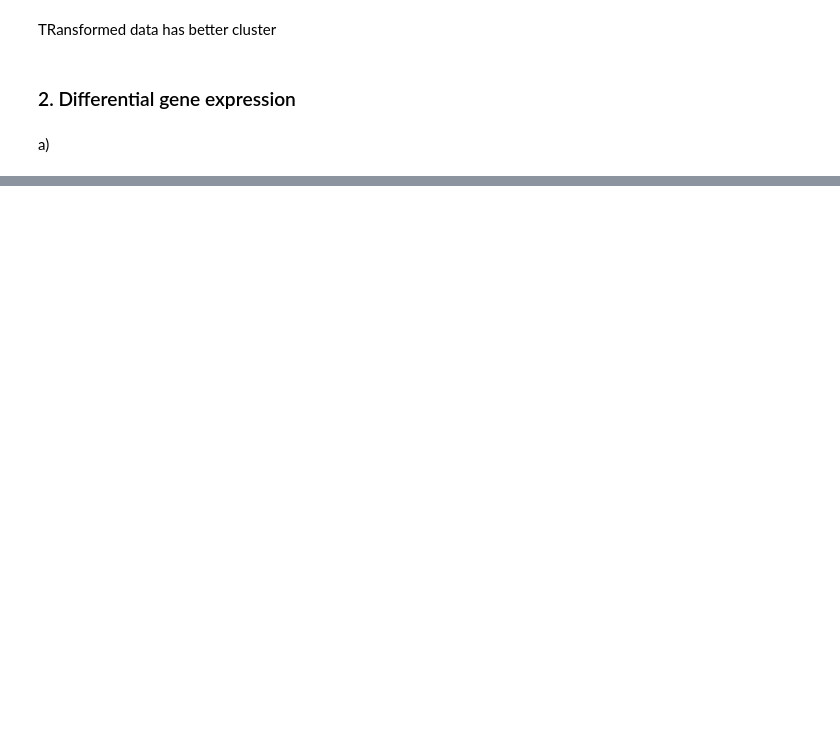
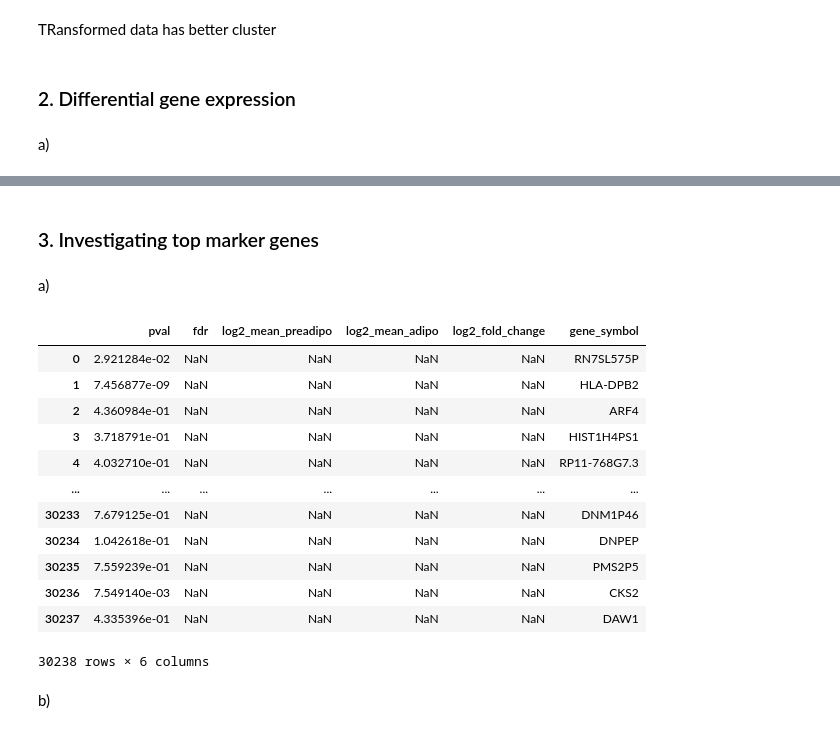
Before and after one commit to CamilleChallier/Transcriptomics_project, a Jupyter notebook: camille.ipynb, the cells around one changed output, grey strips where cells are left out. Saved outputs shown, nothing was run; the diff lists cells and outputs as text; code cells hidden in the pictures; blank space fills up the shorter version.

```diff
--- a/camille.ipynb
+++ b/camille.ipynb
@@ -241,5 +242,5 @@ for index, gene in transcriptomics_transf.iterrows():
     #Adipo_samples = {i for i in dict_sample if dict_sample[i]=="Adipo"}
     # PreAdipo_samples = {i for i in dict_sample if dict_sample[i]=="PreAdipo"}
     # ttest_ind(gene[Adipo_samples], gene[PreAdipo_samples])
-    _,pval =(ttest_ind(gene[1:41], gene[42:81]))
+    _, pval =(ttest_ind(gene[1:41], gene[41:81], equal_var=False))
     pvalue.append(pval)
@@ -267,0 +247,2 @@ next step Welch test guys (enfin chais pas jai pas verif la variance)
+# %%
+de_results["pval"] = pvalue
@@ -267,0 +251,5 @@ next step Welch test guys (enfin chais pas jai pas verif la variance)
+# %%
+t_f, fdr_corrected_p_values = fdrcorrection(de_results.pval)
+# %%
+de_results.fdr = fdr_corrected_p_values
+de_results
@@ -267,0 +289,25 @@ next step Welch test guys (enfin chais pas jai pas verif la variance)
+# %% [markdown]
+### 3. Investigating top marker genes
+# %% [markdown]
+a)
+# %%
+gene_annotation = pd.read_csv( os.path.join(core_path, 'Homo_sapiens.GRCh37.75.gene_annotation.txt'),sep= "\t")
+gene_annotation.iloc[transcriptomics.index,:]
+de_results["gene_symbol"] = gene_annotation.Name
+de_results
+# %% [output]
+|  | pval | fdr | log2_mean_preadipo | log2_mean_adipo | log2_fold_change | gene_symbol |
+| 0 | 2.921284e-02 | NaN | NaN | NaN | NaN | RN7SL575P |
+| 1 | 7.456877e-09 | NaN | NaN | NaN | NaN | HLA-DPB2 |
+| 2 | 4.360984e-01 | NaN | NaN | NaN | NaN | ARF4 |
+| 3 | 3.718791e-01 | NaN | NaN | NaN | NaN | HIST1H4PS1 |
+| 4 | 4.032710e-01 | NaN | NaN | NaN | NaN | RP11-768G7.3 |
+| ... | ... | ... | ... | ... | ... | ... |
+| 30233 | 7.679125e-01 | NaN | NaN | NaN | NaN | DNM1P46 |
+| 30234 | 1.042618e-01 | NaN | NaN | NaN | NaN | DNPEP |
+| 30235 | 7.559239e-01 | NaN | NaN | NaN | NaN | PMS2P5 |
+| 30236 | 7.549140e-03 | NaN | NaN | NaN | NaN | CKS2 |
+| 30237 | 4.335396e-01 | NaN | NaN | NaN | NaN | DAW1 |
+30238 rows × 6 columns
+# %% [markdown]
+b)
```
Also changed, not shown: parts of 15 cells of this notebook.
